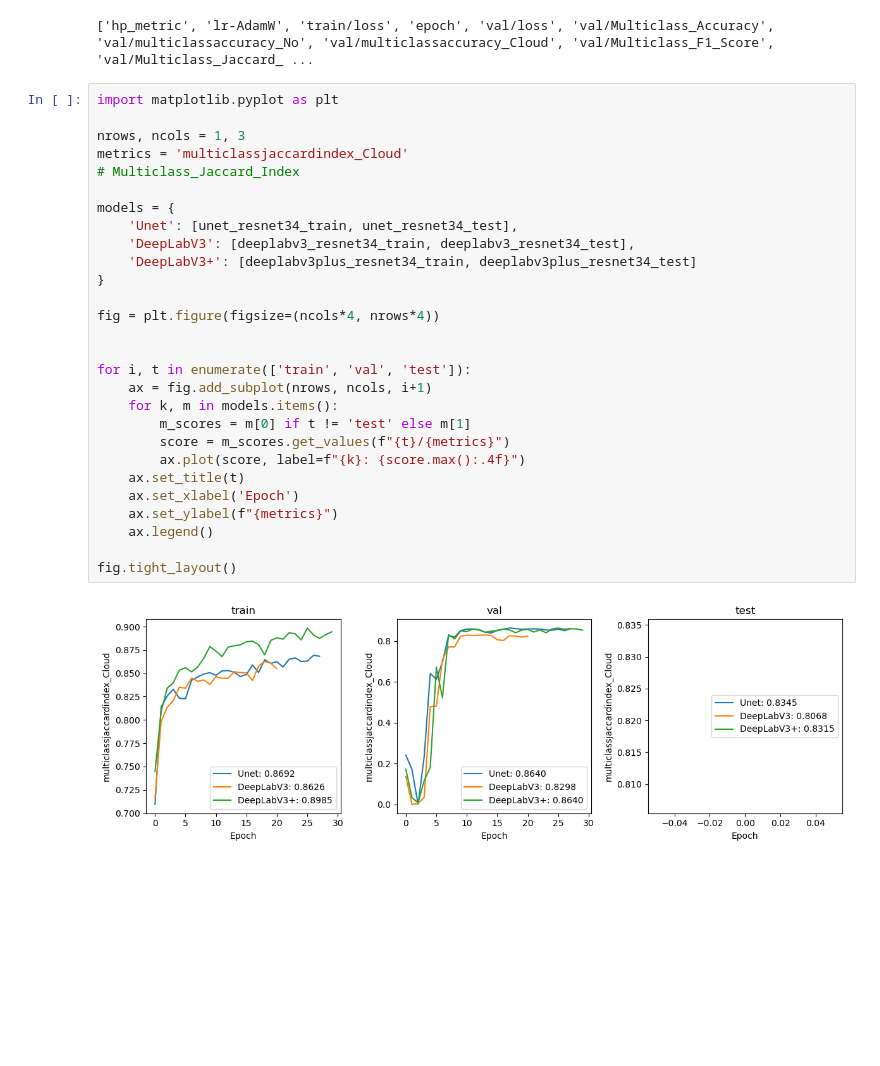
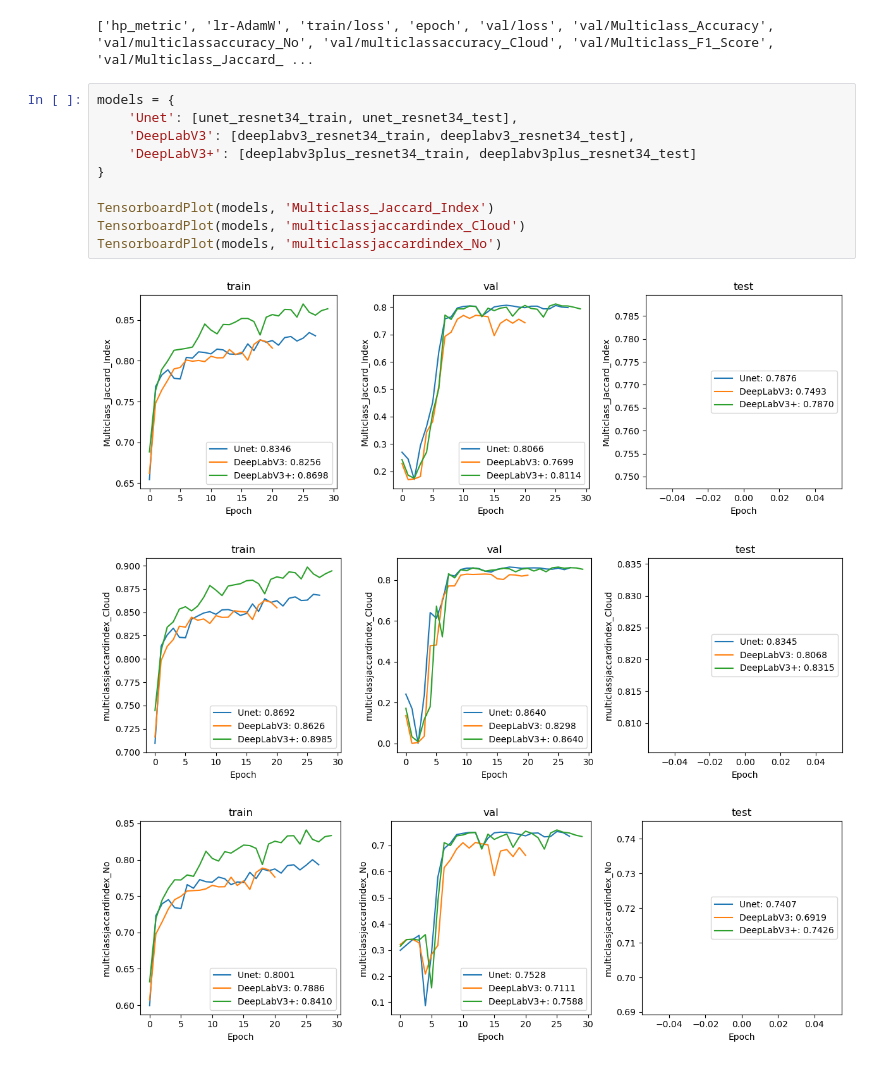
Before and after one commit to hk-kaden-kim/S2-CloudCover, a Jupyter notebook: model_analysis.ipynb, the cells around one changed output. Saved outputs shown, nothing was run; the diff lists cells and outputs as text; blank space fills up the shorter version.

```diff
--- a/model_analysis.ipynb
+++ b/model_analysis.ipynb
@@ -21,33 +21,17 @@ deeplabv3plus_resnet34_test = TensorboardLogReader('output/DeepLabV3Plus_resnet3
 print(unet_resnet34_train.tags)
 # %% [output]
 ['hp_metric', 'lr-AdamW', 'train/loss', 'epoch', 'val/loss', 'val/Multiclass_Accuracy', 'val/multiclassaccuracy_No', 'val/multiclassaccuracy_Cloud', 'val/Multiclass_F1_Score', 'val/Multiclass_Jaccard_ ...
-# %%
-import matplotlib.pyplot as plt
-
-nrows, ncols = 1, 3
-metrics = 'multiclassjaccardindex_Cloud'
-# Multiclass_Jaccard_Index
-
-models = {
-    'Unet': [unet_resnet34_train, unet_resnet34_test],
-    'DeepLabV3': [deeplabv3_resnet34_train, deeplabv3_resnet34_test],
-    'DeepLabV3+': [deeplabv3plus_resnet34_train, deeplabv3plus_resnet34_test]
-}
-
-fig = plt.figure(figsize=(ncols*4, nrows*4))
-
-
-for i, t in enumerate(['train', 'val', 'test']):
-    ax = fig.add_subplot(nrows, ncols, i+1)
-    for k, m in models.items():
-        m_scores = m[0] if t != 'test' else m[1]
-        score = m_scores.get_values(f"{t}/{metrics}")
-        ax.plot(score, label=f"{k}: {score.max():.4f}")
-    ax.set_title(t)
-    ax.set_xlabel('Epoch')
-    ax.set_ylabel(f"{metrics}")
-    ax.legend()
-
-fig.tight_layout()
-# %% [output]
-[figure, removed]
+# %%
+models = {
+    'Unet': [unet_resnet34_train, unet_resnet34_test],
+    'DeepLabV3': [deeplabv3_resnet34_train, deeplabv3_resnet34_test],
+    'DeepLabV3+': [deeplabv3plus_resnet34_train, deeplabv3plus_resnet34_test]
+}
+
+TensorboardPlot(models, 'Multiclass_Jaccard_Index')
+TensorboardPlot(models, 'multiclassjaccardindex_Cloud')
+TensorboardPlot(models, 'multiclassjaccardindex_No')
+# %% [output]
+[figure, added]
+[figure, added]
+[figure, added]
```
Also changed, not shown: parts of 7 cells of this notebook, 4 other files.
